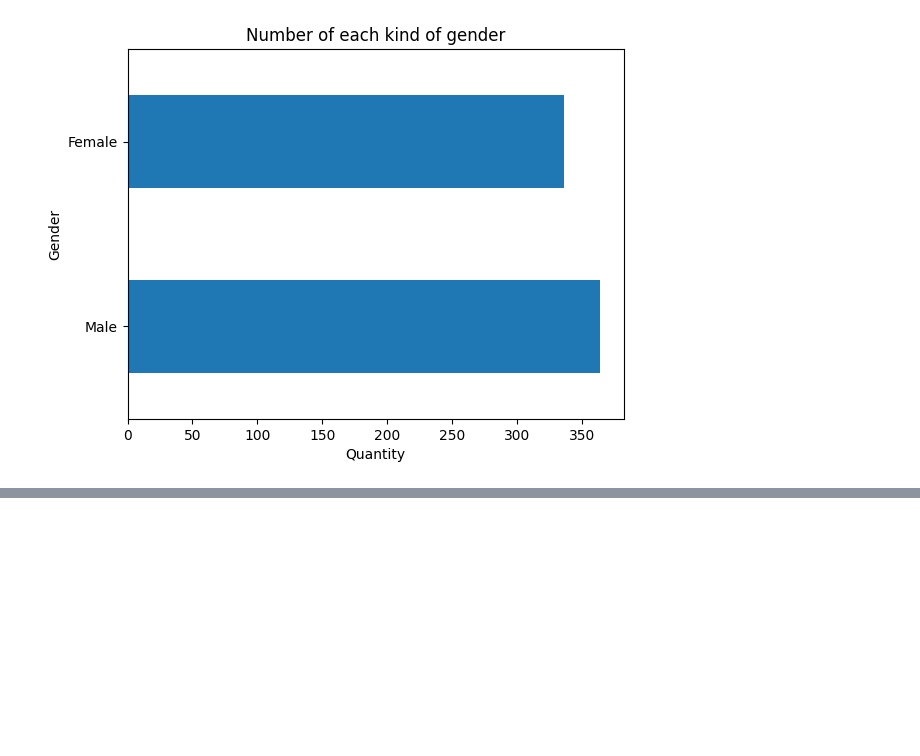
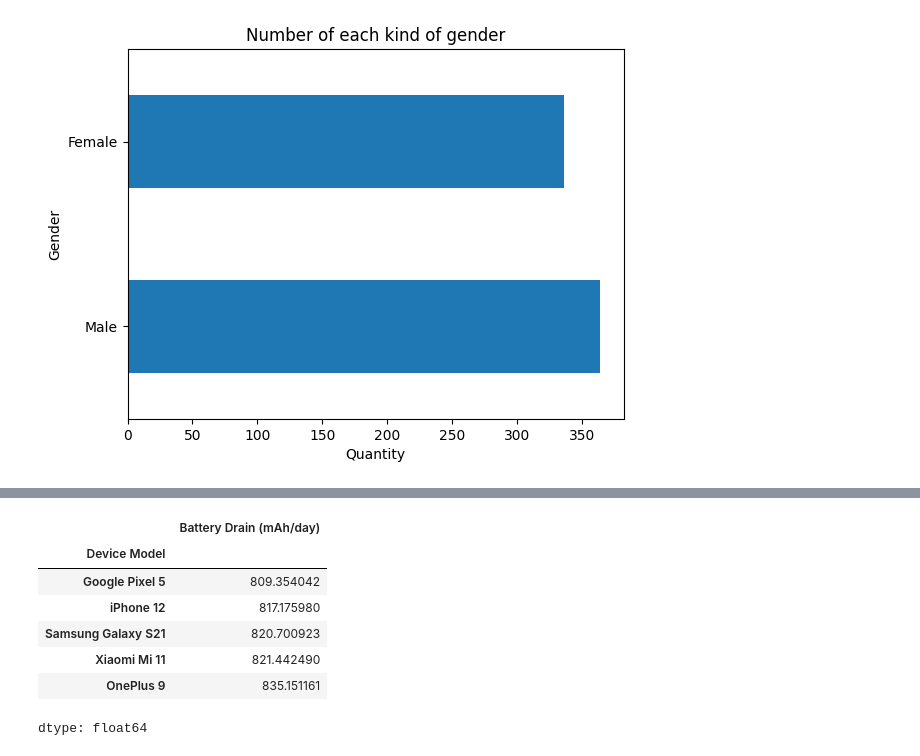
Before and after one commit to Matheus-Pombeiro/mobile_device_usage, a Jupyter notebook: mobile_device_usage.ipynb, the cells around one changed output, grey strips where cells are left out. Cells and saved outputs as stored; diff of their text form; code cells hidden in the pictures; blank space fills up the shorter version.

```diff
--- a/mobile_device_usage.ipynb
+++ b/mobile_device_usage.ipynb
@@ -82,0 +103,13 @@ gender.plot(kind='barh', title='Number of each kind of gender', xlabel='Quantity
+# %%
+# Grouping device models by batery drain standard deviation
+device_models_battery_drain_std = data.groupby('Device Model')['Battery Drain (mAh/day)'].std().sort_values()
+device_models_battery_drain_std
+# %% [output]
+|  | Battery Drain (mAh/day) |
+| Device Model |  |
+| Google Pixel 5 | 809.354042 |
+| iPhone 12 | 817.175980 |
+| Samsung Galaxy S21 | 820.700923 |
+| Xiaomi Mi 11 | 821.442490 |
+| OnePlus 9 | 835.151161 |
+dtype: float64
```
Also changed, not shown: parts of 4 cells of this notebook.
